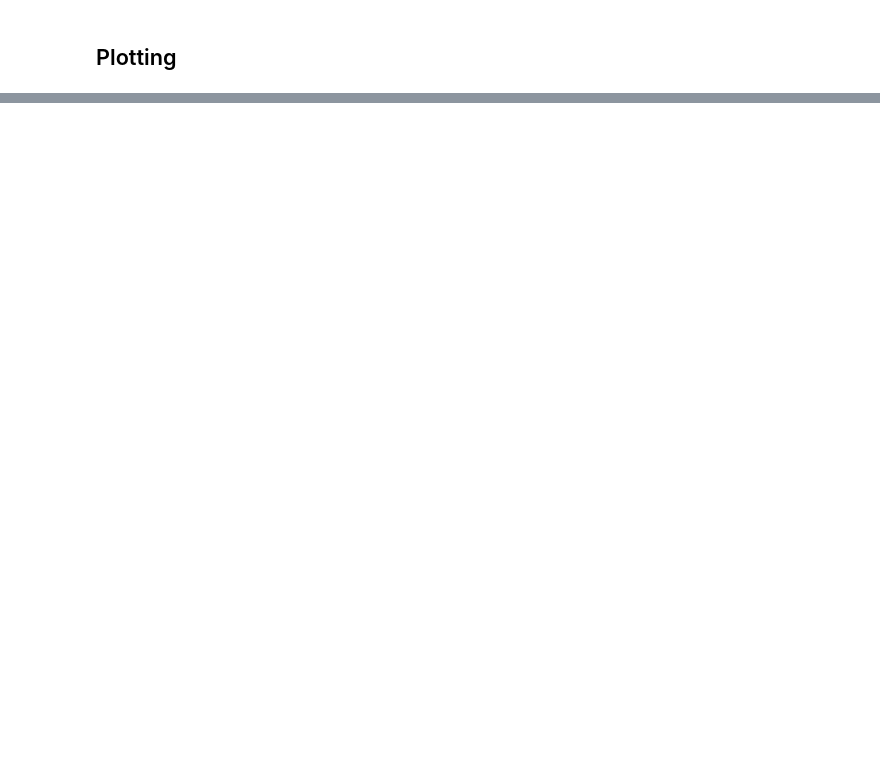
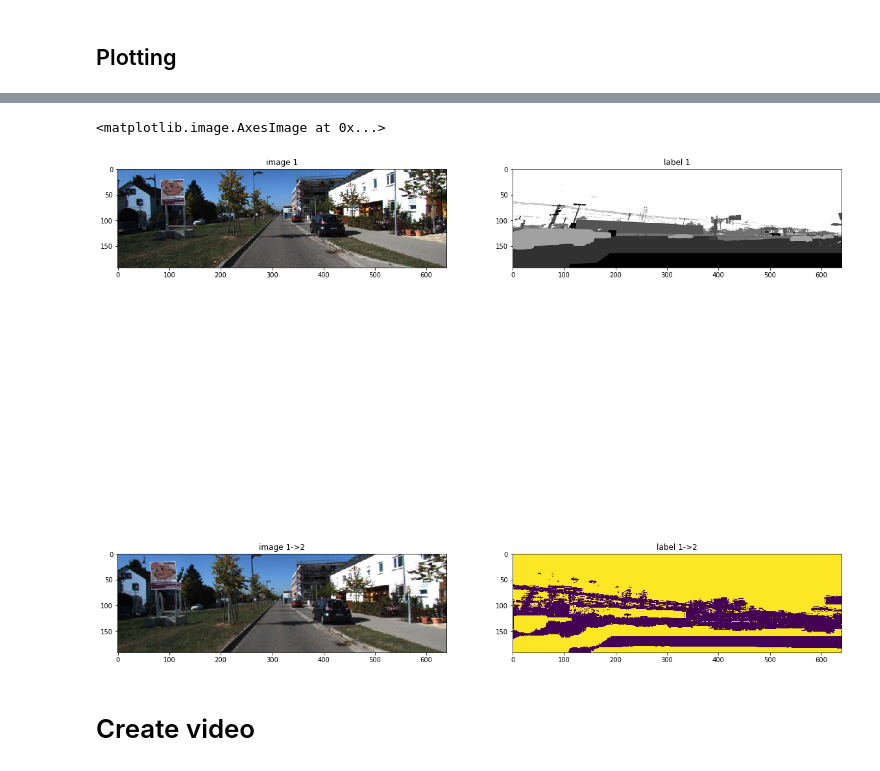
Before and after one commit to kwea123/monodepth2, a Jupyter notebook: depth_prediction_example.ipynb, the cells around one changed output, grey strips where cells are left out. Drawn from its saved outputs; the diff is of its cells as text; code cells hidden in the pictures; blank space fills up the shorter version.

```diff
--- a/depth_prediction_example.ipynb
+++ b/depth_prediction_example.ipynb
@@ -186,0 +219,19 @@ Clipping input data to the valid range for imshow with RGB data ([0..1] for floa
+# %%
+plt.figure(figsize=(20, 20))
+plt.subplot(221)
+plt.title('image 1')
+plt.imshow(input_image1_pytorch.cpu().numpy()[0].transpose(1, 2, 0))
+plt.subplot(222)
+plt.title('label 1')
+plt.imshow(label1_pytorch.cpu().numpy()[0].transpose(1, 2, 0)/255.0)
+plt.subplot(223)
+plt.title('image 1->2')
+plt.imshow(img_warped12.cpu().numpy()[0].transpose(1, 2, 0))
+plt.subplot(224)
+plt.title('label 1->2')
+plt.imshow(torch.all(label2_pytorch==label_warped12, dim=1).cpu().numpy()[0])
+# %% [output]
+<matplotlib.image.AxesImage at 0x...>
+[figure, added]
+# %% [markdown]
+# Create video
```
Also changed, not shown: parts of 10 cells of this notebook, 7 other files.
